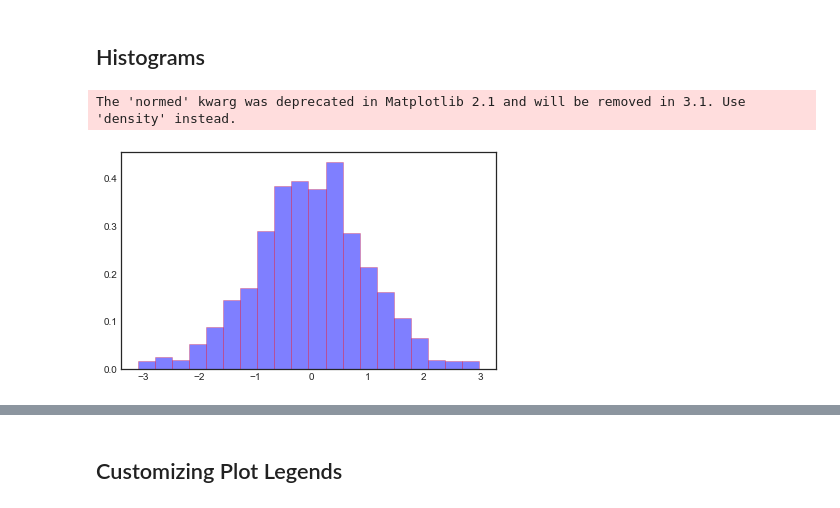
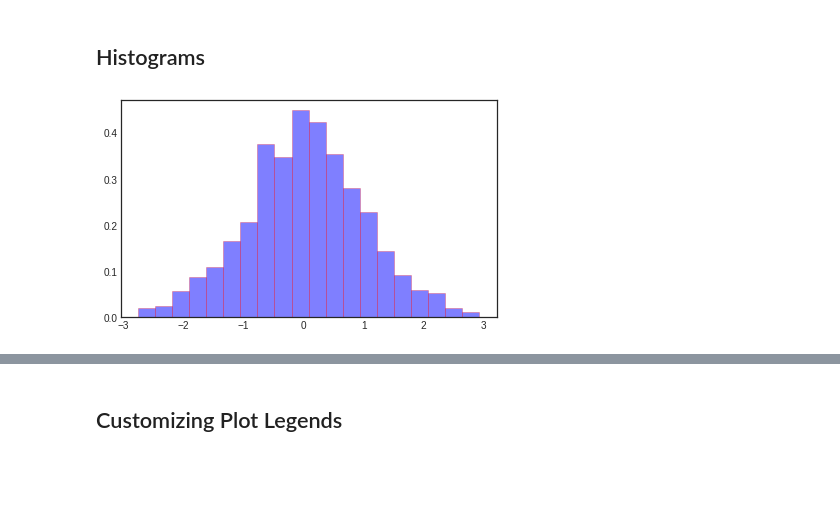
Before and after one commit to Mohammad-H-Zahrawi/Data-Science-Python-Libraries, a Jupyter notebook: python+numpy+pandas+matplotlib/4_matplotlib.ipynb, the cells around one changed output, grey strips where cells are left out. Drawn from its saved outputs; the diff is of its cells as text; code cells hidden in the pictures; blank space fills up the shorter version.

```diff
--- a/python+numpy+pandas+matplotlib/4_matplotlib.ipynb
+++ b/python+numpy+pandas+matplotlib/4_matplotlib.ipynb
@@ -309,10 +309,9 @@ plt.colorbar()
 ## Histograms
 # %%
 data = np.random.randn(1000)
-plt.hist(data,bins=20,normed=True,alpha=0.5,color='blue',edgecolor='red');
+plt.hist(data,bins=20,density=True,alpha=0.5,color='blue',edgecolor='red');
 # %% [output]
-The 'normed' kwarg was deprecated in Matplotlib 2.1 and will be removed in 3.1. Use 'density' instead.
-[figure, old version]
+[figure, new version]
 # %%
 x1 = np.random.normal(0, 0.8, 1000)
 x2 = np.random.normal(-2, 1, 1000)
```
Also changed, not shown: parts of 20 cells of this notebook.
